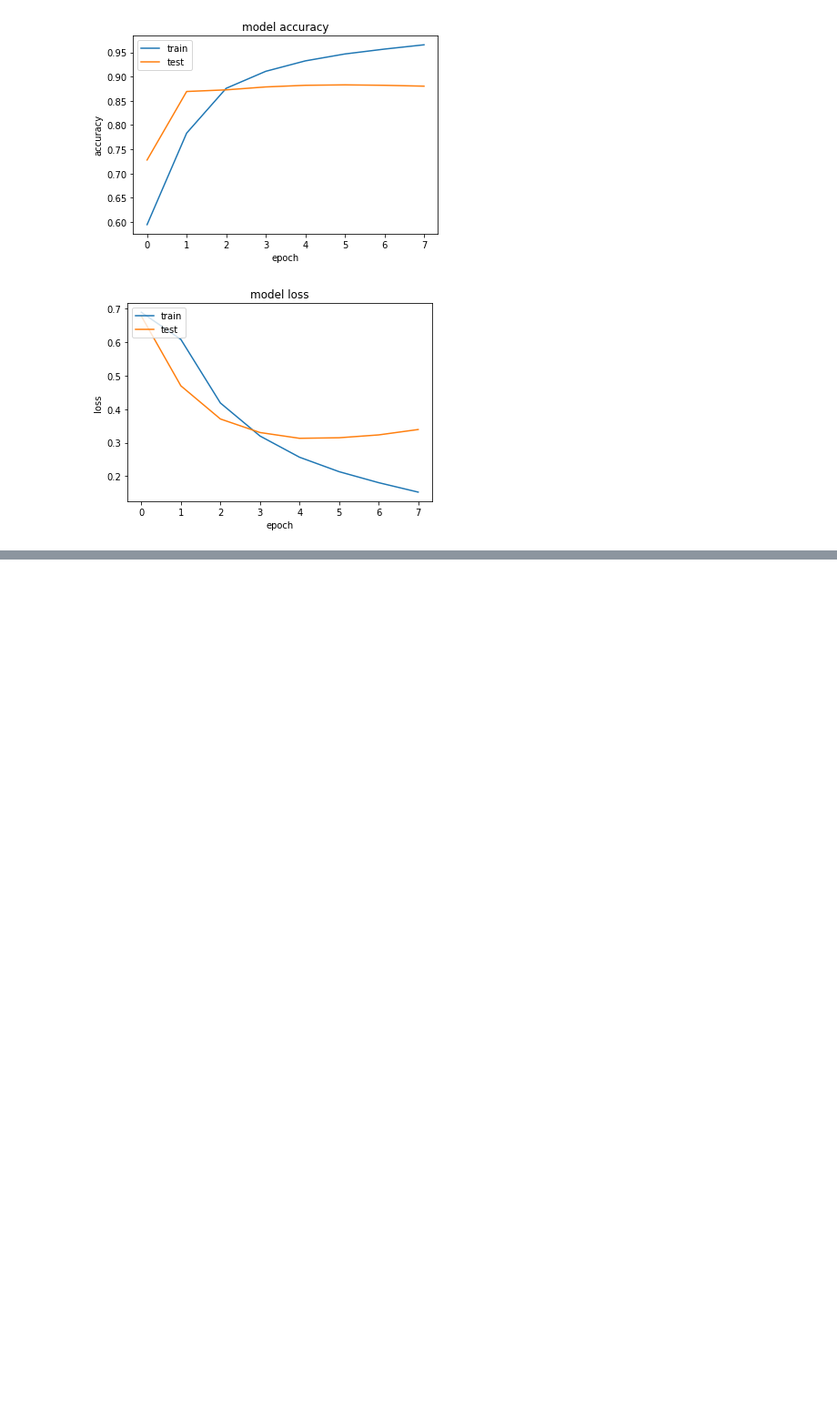
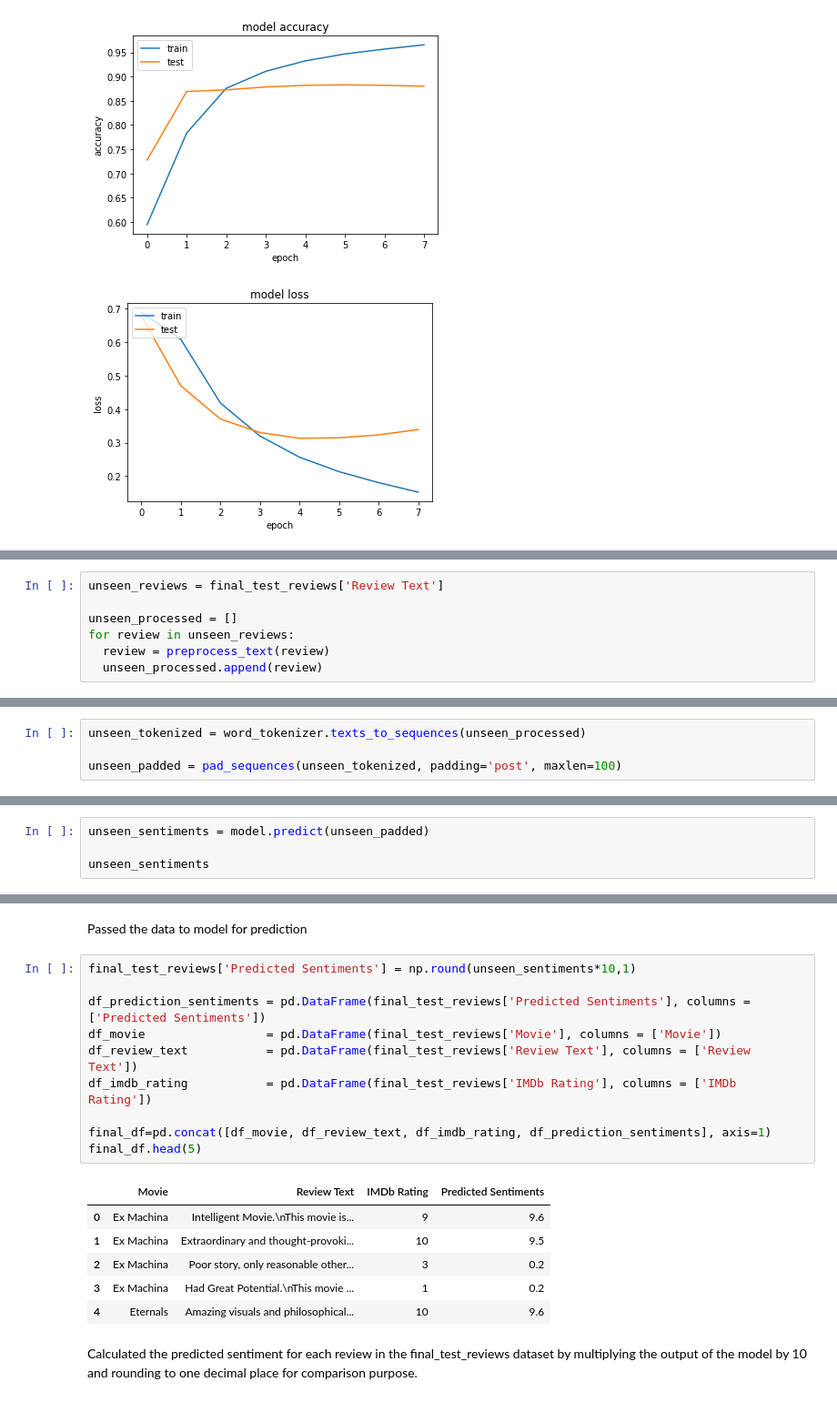
Before and after one commit to pranzalkhadka/Sentiment_Analysis, a Jupyter notebook: Movie_review_analysis.ipynb, the cells around one changed output, grey strips where cells are left out. Shown at 91% size. Cells and saved outputs as stored; diff of their text form; blank space fills up the shorter version.

```diff
--- a/Movie_review_analysis.ipynb
+++ b/Movie_review_analysis.ipynb
@@ -259,0 +290,7 @@ plt.show()
+# %%
+unseen_reviews = final_test_reviews['Review Text']
+
+unseen_processed = []
+for review in unseen_reviews:
+  review = preprocess_text(review)
+  unseen_processed.append(review)
@@ -259,0 +299,4 @@ plt.show()
+# %%
+unseen_tokenized = word_tokenizer.texts_to_sequences(unseen_processed)
+
+unseen_padded = pad_sequences(unseen_tokenized, padding='post', maxlen=100)
@@ -259,0 +305,4 @@ plt.show()
+# %%
+unseen_sentiments = model.predict(unseen_padded)
+
+unseen_sentiments
@@ -259,0 +317,21 @@ plt.show()
+# %% [markdown]
+Passed the data to model for prediction
+# %%
+final_test_reviews['Predicted Sentiments'] = np.round(unseen_sentiments*10,1)
+
+df_prediction_sentiments = pd.DataFrame(final_test_reviews['Predicted Sentiments'], columns = ['Predicted Sentiments'])
+df_movie                 = pd.DataFrame(final_test_reviews['Movie'], columns = ['Movie'])
+df_review_text           = pd.DataFrame(final_test_reviews['Review Text'], columns = ['Review Text'])
+df_imdb_rating           = pd.DataFrame(final_test_reviews['IMDb Rating'], columns = ['IMDb Rating'])
+
+final_df=pd.concat([df_movie, df_review_text, df_imdb_rating, df_prediction_sentiments], axis=1)
+final_df.head(5)
+# %% [output]
+|  | Movie | Review Text | IMDb Rating | Predicted Sentiments |
+| 0 | Ex Machina | Intelligent Movie.\nThis movie is... | 9 | 9.6 |
+| 1 | Ex Machina | Extraordinary and thought-provoki... | 10 | 9.5 |
+| 2 | Ex Machina | Poor story, only reasonable other... | 3 | 0.2 |
+| 3 | Ex Machina | Had Great Potential.\nThis movie ... | 1 | 0.2 |
+| 4 | Eternals | Amazing visuals and philosophical... | 10 | 9.6 |
+# %% [markdown]
+Calculated the predicted sentiment for each review in the final_test_reviews dataset by multiplying the output of the model by 10 and rounding to one decimal place for comparison purpose.
```
Also changed, not shown: parts of 7 cells of this notebook.
